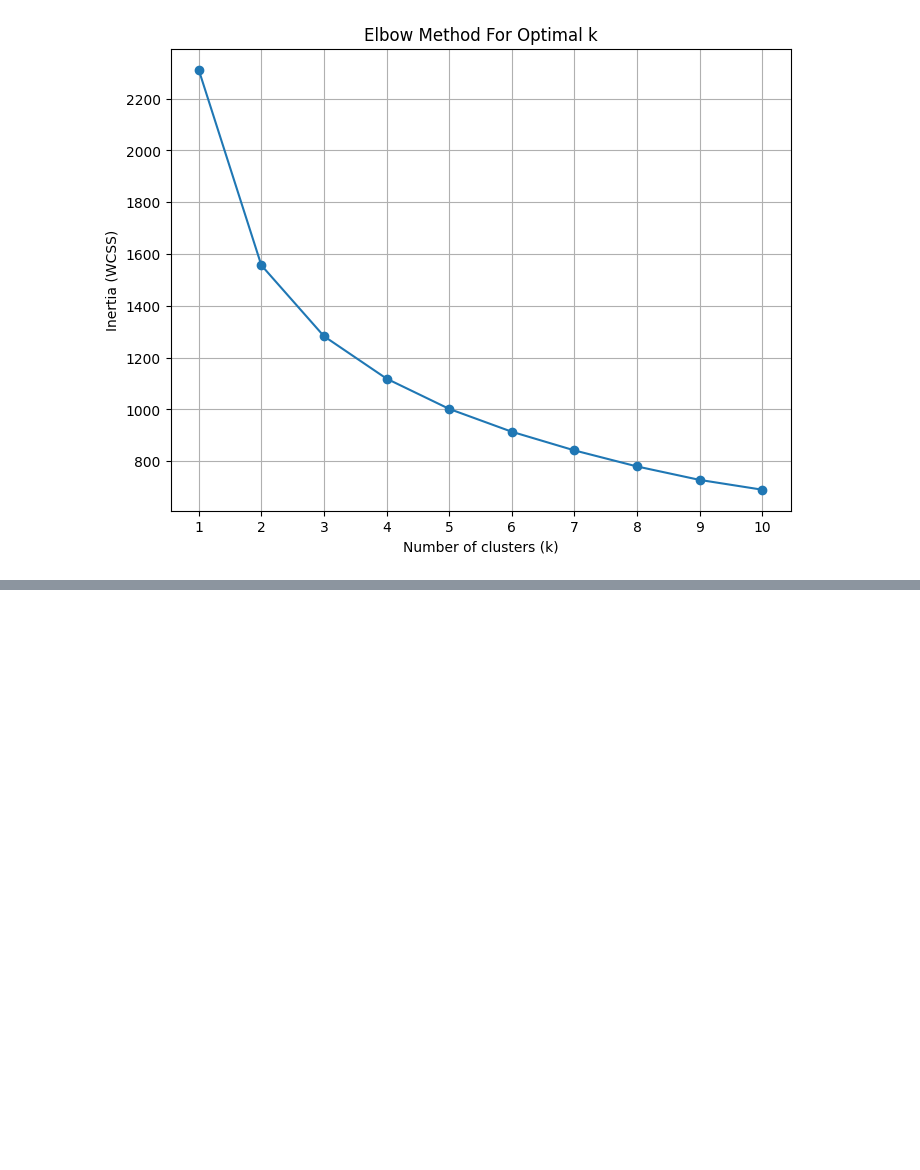
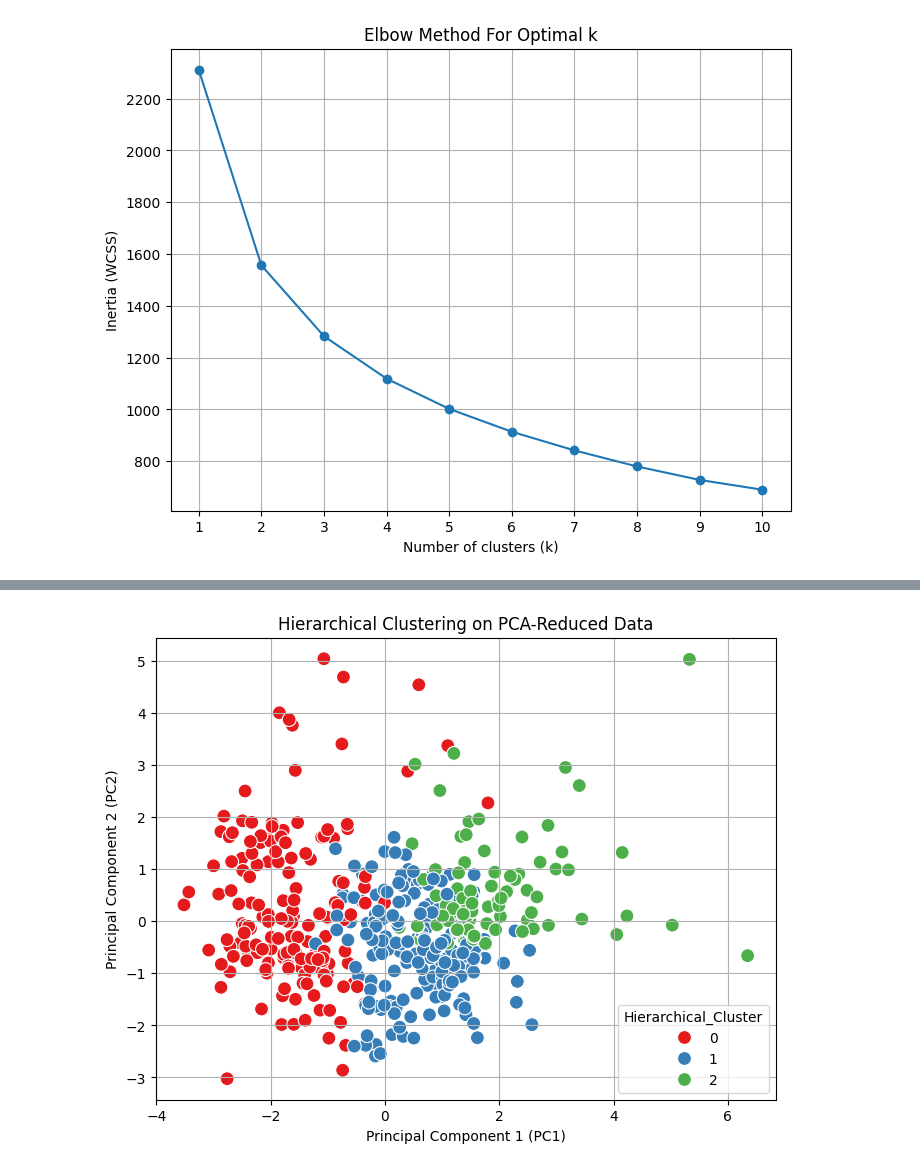
Before and after one commit to RayhaanDtg/Customer-Segmentation-Unsupervised-Learning, a Jupyter notebook: Customer-Segmentation.ipynb, the cells around one changed output, grey strips where cells are left out. Drawn from its saved outputs; the diff is of its cells as text; code cells hidden in the pictures; blank space fills up the shorter version.

```diff
--- a/Customer-Segmentation.ipynb
+++ b/Customer-Segmentation.ipynb
@@ -423,0 +455,20 @@ plt.show()
+# %%
+# Plotting the hierarchical clusters
+plt.figure(figsize=(8, 6))
+sns.scatterplot(
+    x='PC1', y='PC2',  # First two principal components
+    hue='Hierarchical_Cluster',  # Color by hierarchical cluster label
+    data=pca_df_reduced,
+    palette='Set1',  # Choose a different color palette
+    s=100,  # Marker size
+    legend='full'
+)
+
+# Add title and labels
+plt.title('Hierarchical Clustering on PCA-Reduced Data')
+plt.xlabel('Principal Component 1 (PC1)')
+plt.ylabel('Principal Component 2 (PC2)')
+plt.grid(True)
+plt.show()
+# %% [output]
+[figure, added]
```
Also changed, not shown: parts of 14 cells of this notebook.
